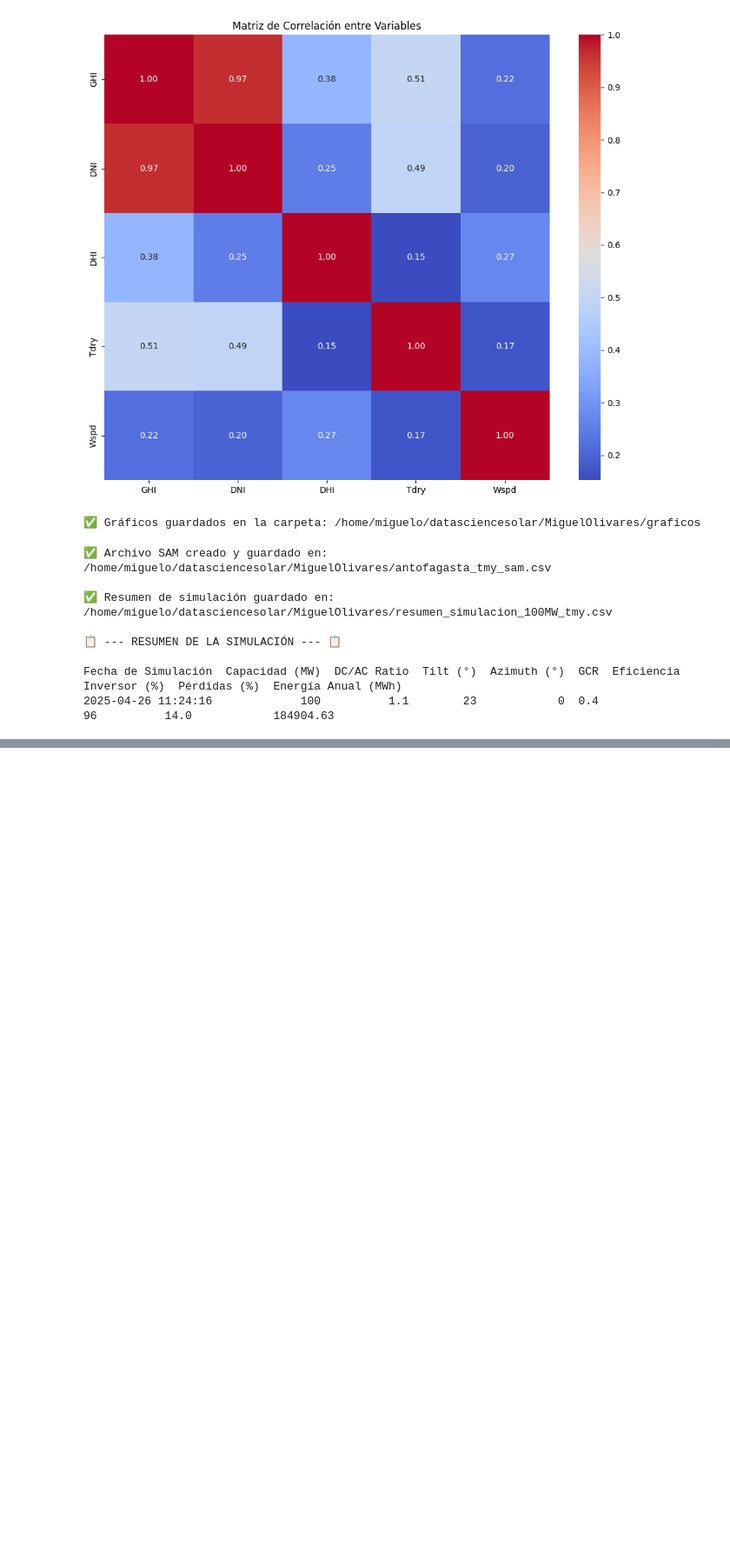
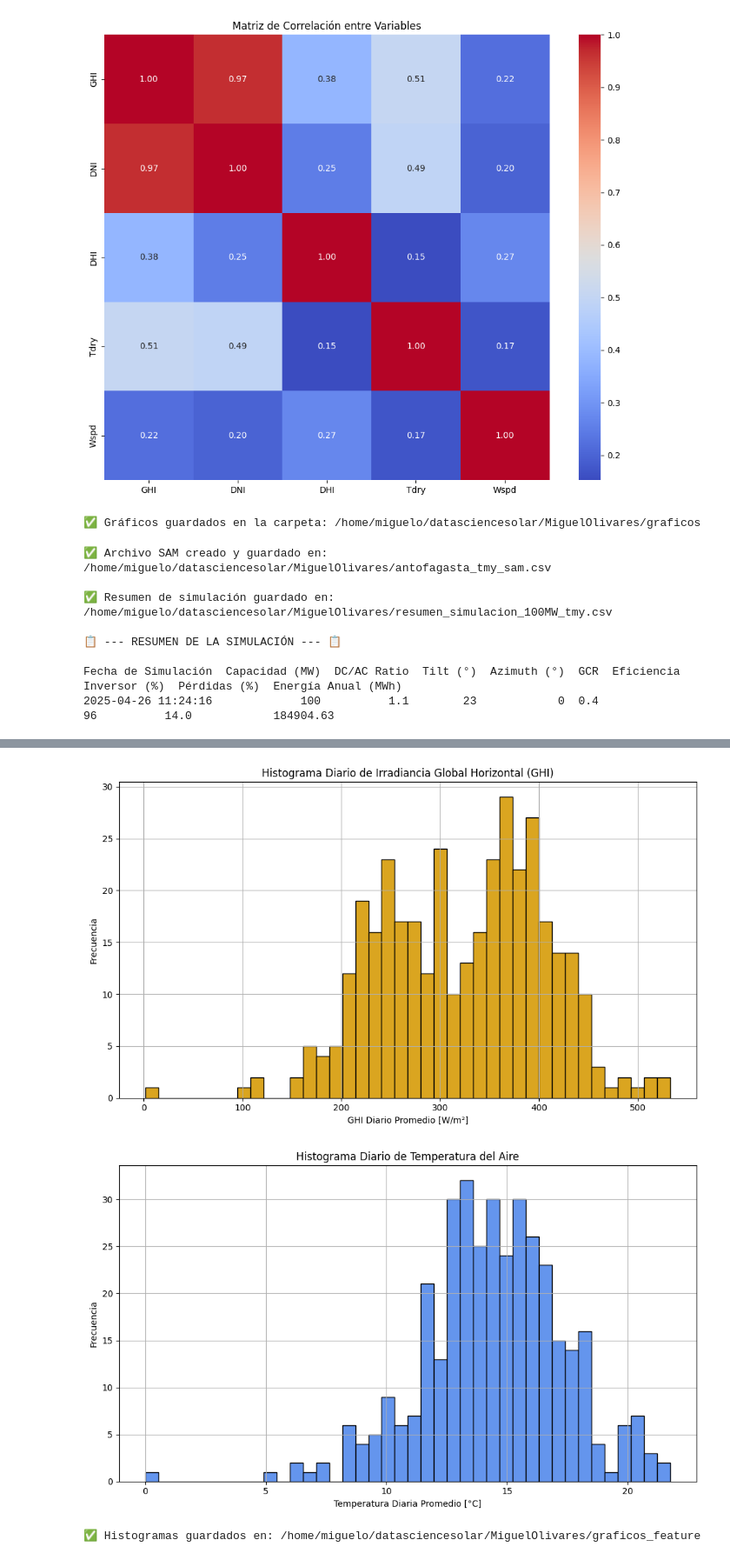
Before and after one commit to MigueloCastillo/MiguelOlivares, a Jupyter notebook: ejercicio1clase4.ipynb, the cells around one changed output, grey strips where cells are left out. Shown: that part at 87% size. Drawn from its saved outputs; the diff is of its cells as text; code cells hidden in the pictures; blank space fills up the shorter version.

```diff
--- a/ejercicio1clase4.ipynb
+++ b/ejercicio1clase4.ipynb
@@ -221,0 +360,30 @@ Fecha de Simulación  Capacidad (MW)  DC/AC Ratio  Tilt (°)  Azimuth (°)  GCR
+# %%
+# BLOQUE 4.3: Histogramas de GHI diario y Temperatura diaria
+
+# --- Histograma GHI diario
+plt.figure(figsize=(10, 6))
+plt.hist(df_diario['GHI'].dropna(), bins=40, color='goldenrod', edgecolor='black')
+plt.xlabel('GHI Diario Promedio [W/m²]')
+plt.ylabel('Frecuencia')
+plt.title('Histograma Diario de Irradiancia Global Horizontal (GHI)')
+plt.grid(True)
+plt.tight_layout()
+plt.savefig(f'{carpeta_graficos}/histograma_GHI_diario.png')
+plt.show()
+
+# --- Histograma Temperatura diaria
+plt.figure(figsize=(10, 6))
+plt.hist(df_diario['Tdry'].dropna(), bins=40, color='cornflowerblue', edgecolor='black')
+plt.xlabel('Temperatura Diaria Promedio [°C]')
+plt.ylabel('Frecuencia')
+plt.title('Histograma Diario de Temperatura del Aire')
+plt.grid(True)
+plt.tight_layout()
+plt.savefig(f'{carpeta_graficos}/histograma_Temperatura_diaria.png')
+plt.show()
+
+print(f"✅ Histogramas guardados en: {carpeta_graficos}")
+# %% [output]
+[figure, added]
+[figure, added]
+✅ Histogramas guardados en: /home/miguelo/datasciencesolar/MiguelOlivares/graficos_feature
```
Also changed, not shown: parts of 3 cells of this notebook, 13 other files.
